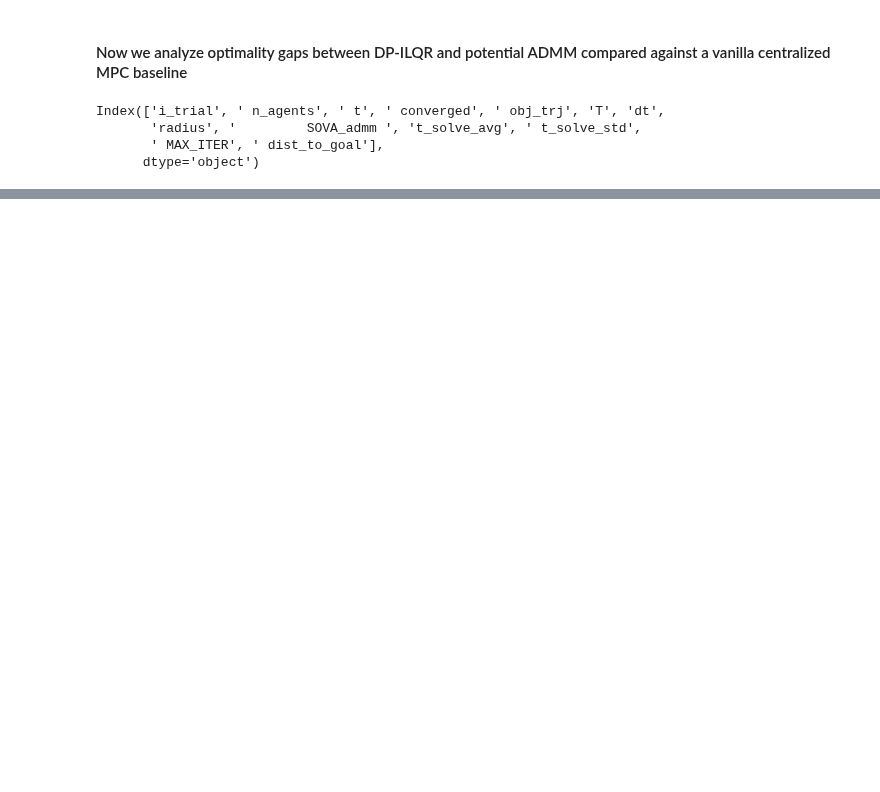
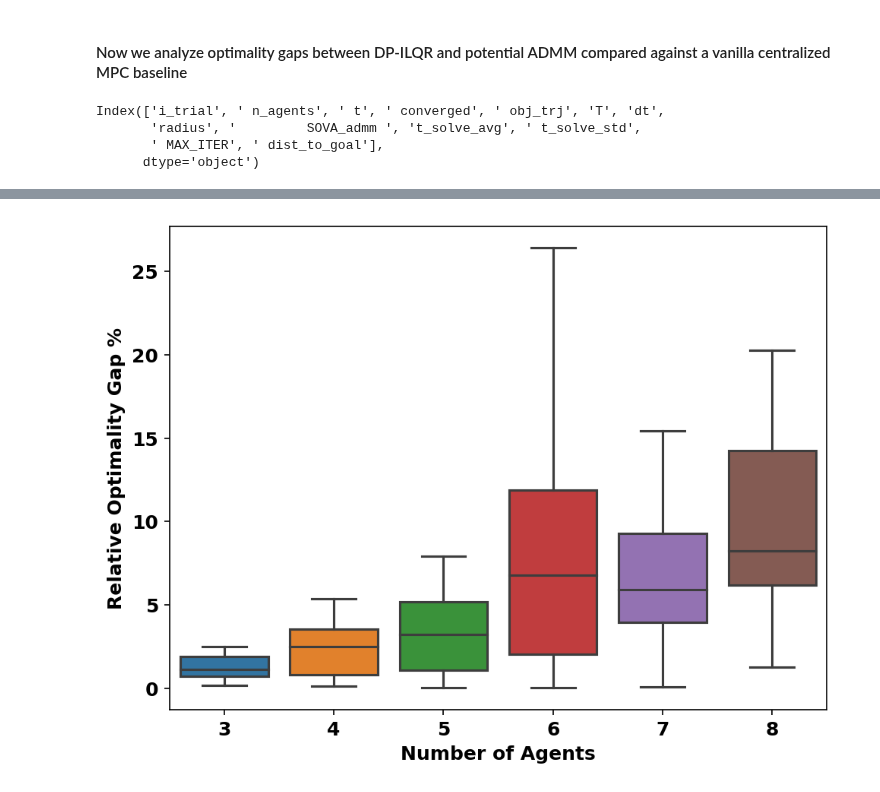
Before and after one commit to labicon/Potential-ADMM_code, a Jupyter notebook: distributed_ADMM/monte_carlo_analysis.ipynb, the cells around one changed output, grey strips where cells are left out. Saved outputs shown, nothing was run; the diff lists cells and outputs as text; code cells hidden in the pictures; blank space fills up the shorter version.

```diff
--- a/distributed_ADMM/monte_carlo_analysis.ipynb
+++ b/distributed_ADMM/monte_carlo_analysis.ipynb
@@ -331,0 +216,5 @@ plt.savefig('results/ADMM_vs_DPILQR.png')
+# %%
+relative_gap_admm = np.vstack((relative_gap_admm_3_agents,relative_gap_admm_4_agents,relative_gap_admm_5_agents,
+                               relative_gap_admm_6_agents,relative_gap_admm_7_agents,relative_gap_admm_8_agents))
+# %%
+n_agents = np.array(([3]*30, [4]*30, [5]*30, [6]*30, [7]*30, [8]*30))
@@ -331,0 +225,5 @@ plt.savefig('results/ADMM_vs_DPILQR.png')
+# %%
+optimality_new_df = pd.DataFrame({'n_agents':n_agents.flatten(),
+                                  'relative_gap_admm':relative_gap_admm.flatten()})
+# %%
+optimality_new_df['relative_gap_admm']=optimality_new_df['relative_gap_admm']*100
@@ -331,0 +246,28 @@ plt.savefig('results/ADMM_vs_DPILQR.png')
+# %%
+plt.figure(dpi=150)
+err_kws = {'capsize': 5, 'capthick':1, 'elinewidth':2.5}
+# sns.lineplot(data=optimality_new_df, x="n_agents", y="relative_gap_admm", lw=1.0, dashes=False,
+#               markers=True, err_style='bars', err_kws = err_kws)
+
+sns.boxplot(x='n_agents',y='relative_gap_admm',data=optimality_new_df, showfliers = False)
+# plt.scatter(data=optimality_stats, x="n_agents", y="mean")
+
+for axis in ['bottom','left']:
+    ax.spines[axis].set_linewidth(2.0)
+
+ax.spines['top'].set_visible(False)
+ax.spines['right'].set_visible(False)
+ax.tick_params(width=2.0)
+
+plt.xticks(size=12, weight= 'bold')
+plt.yticks(size=12, weight= 'bold')
+
+plt.ylabel('Relative Optimality Gap %',fontsize=12,weight='bold');
+plt.xlabel('Number of Agents',fontsize=12,weight='bold');
+
+# plt.legend(labels=['Potential ADMM optimality gap',
+#                    ],frameon=False,prop={'weight':'bold','size':8},loc = 'best')
+
+plt.savefig('results/potential_admm_optimality_gap.png', bbox_inches = 'tight', dpi=250, facecolor = ax.get_facecolor())
+# %% [output]
+[figure, added]
```
Also changed, not shown: parts of 96 cells of this notebook, 14 other files.
